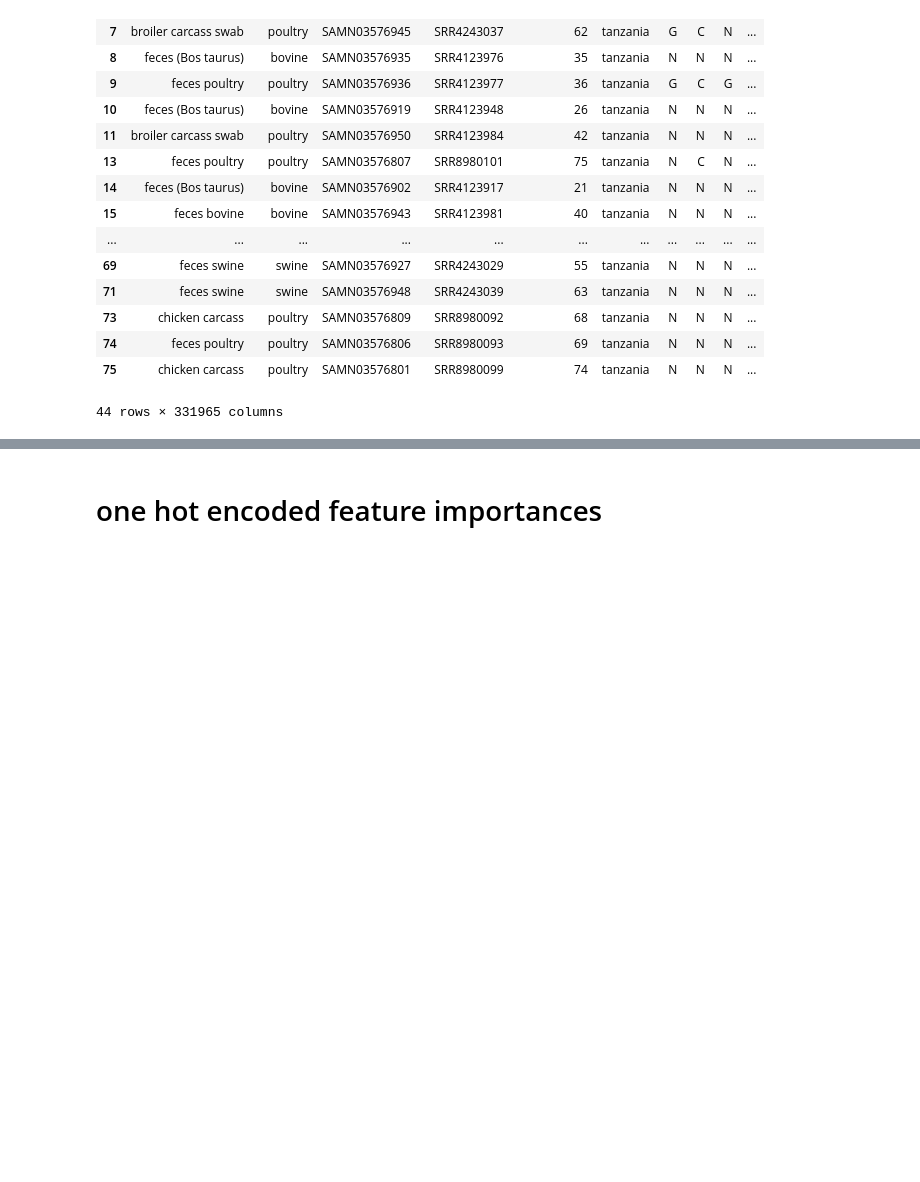
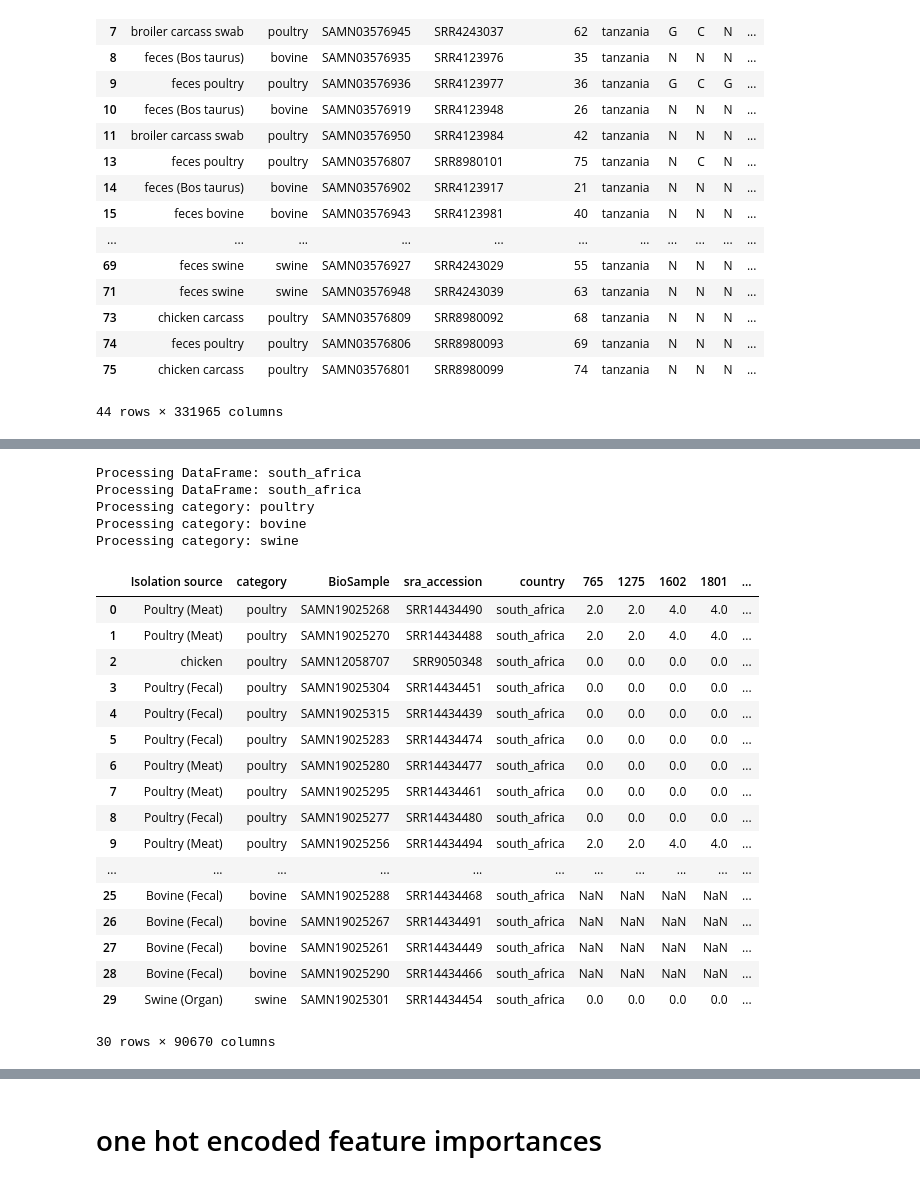
Before and after one commit to omicscodeathon/salmonellaml, a Jupyter notebook: notebooks/dimentionality_reduction_2.ipynb, the cells around one changed output, grey strips where cells are left out. Cells and saved outputs as stored; diff of their text form; code cells hidden in the pictures; blank space fills up the shorter version.

```diff
--- a/notebooks/dimentionality_reduction_2.ipynb
+++ b/notebooks/dimentionality_reduction_2.ipynb
@@ -419,8 +485,32 @@ Wall time: 16.5 s
 # %%
-df_sa=label_encoding_dim_category_reduction_sa(df_in=df_sa, category_col="category",country="south_africa")
+df_sa=label_encoding_dim_category_reduction(df_in=df_sa, category_col="category",country="south_africa")
 df_sa
 df_sa.fillna(0).to_csv("south_africa_final_training1.csv")
 df_sa
+# %% [output]
+Processing DataFrame: south_africa
+Processing DataFrame: south_africa
+Processing category: poultry
+Processing category: bovine
+Processing category: swine
+|  | Isolation source | category | BioSample | sra_accession | country | 765 | 1275 | 1602 | 1801 | ... |
+| 0 | Poultry (Meat) | poultry | SAMN19025268 | SRR14434490 | south_africa | 2.0 | 2.0 | 4.0 | 4.0 | ... |
+| 1 | Poultry (Meat) | poultry | SAMN19025270 | SRR14434488 | south_africa | 2.0 | 2.0 | 4.0 | 4.0 | ... |
+| 2 | chicken | poultry | SAMN12058707 | SRR9050348 | south_africa | 0.0 | 0.0 | 0.0 | 0.0 | ... |
+| 3 | Poultry (Fecal) | poultry | SAMN19025304 | SRR14434451 | south_africa | 0.0 | 0.0 | 0.0 | 0.0 | ... |
+| 4 | Poultry (Fecal) | poultry | SAMN19025315 | SRR14434439 | south_africa | 0.0 | 0.0 | 0.0 | 0.0 | ... |
+| 5 | Poultry (Fecal) | poultry | SAMN19025283 | SRR14434474 | south_africa | 0.0 | 0.0 | 0.0 | 0.0 | ... |
+| 6 | Poultry (Meat) | poultry | SAMN19025280 | SRR14434477 | south_africa | 0.0 | 0.0 | 0.0 | 0.0 | ... |
+| 7 | Poultry (Meat) | poultry | SAMN19025295 | SRR14434461 | south_africa | 0.0 | 0.0 | 0.0 | 0.0 | ... |
+| 8 | Poultry (Fecal) | poultry | SAMN19025277 | SRR14434480 | south_africa | 0.0 | 0.0 | 0.0 | 0.0 | ... |
+| 9 | Poultry (Meat) | poultry | SAMN19025256 | SRR14434494 | south_africa | 2.0 | 2.0 | 4.0 | 4.0 | ... |
+| ... | ... | ... | ... | ... | ... | ... | ... | ... | ... | ... |
+| 25 | Bovine (Fecal) | bovine | SAMN19025288 | SRR14434468 | south_africa | NaN | NaN | NaN | NaN | ... |
+| 26 | Bovine (Fecal) | bovine | SAMN19025267 | SRR14434491 | south_africa | NaN | NaN | NaN | NaN | ... |
+| 27 | Bovine (Fecal) | bovine | SAMN19025261 | SRR14434449 | south_africa | NaN | NaN | NaN | NaN | ... |
+| 28 | Bovine (Fecal) | bovine | SAMN19025290 | SRR14434466 | south_africa | NaN | NaN | NaN | NaN | ... |
+| 29 | Swine (Organ) | swine | SAMN19025301 | SRR14434454 | south_africa | 0.0 | 0.0 | 0.0 | 0.0 | ... |
+30 rows × 90670 columns
 # %%
 %%time
 # kenya
```
Also changed, not shown: parts of 54 cells of this notebook.
